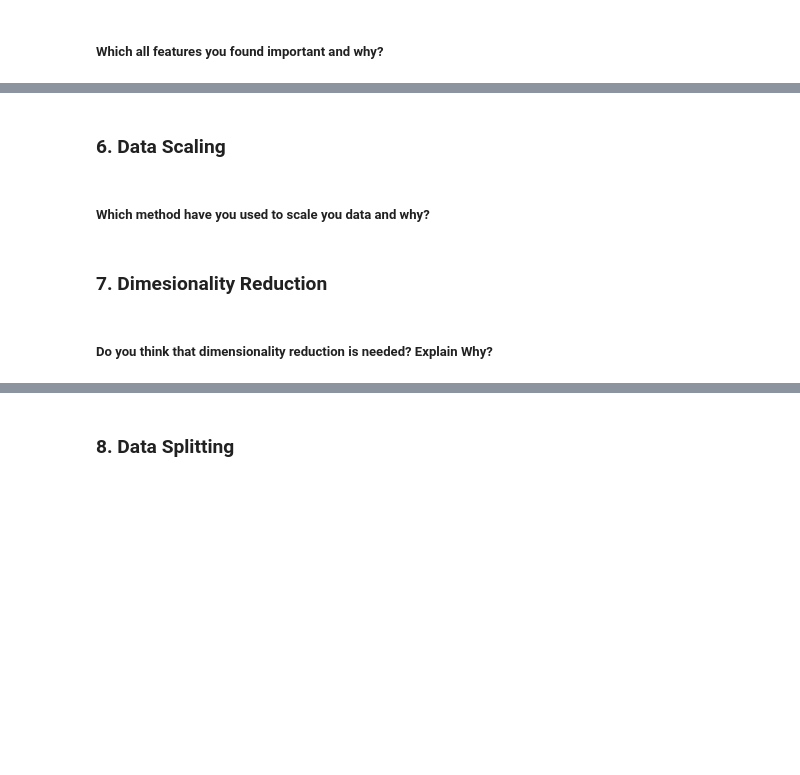
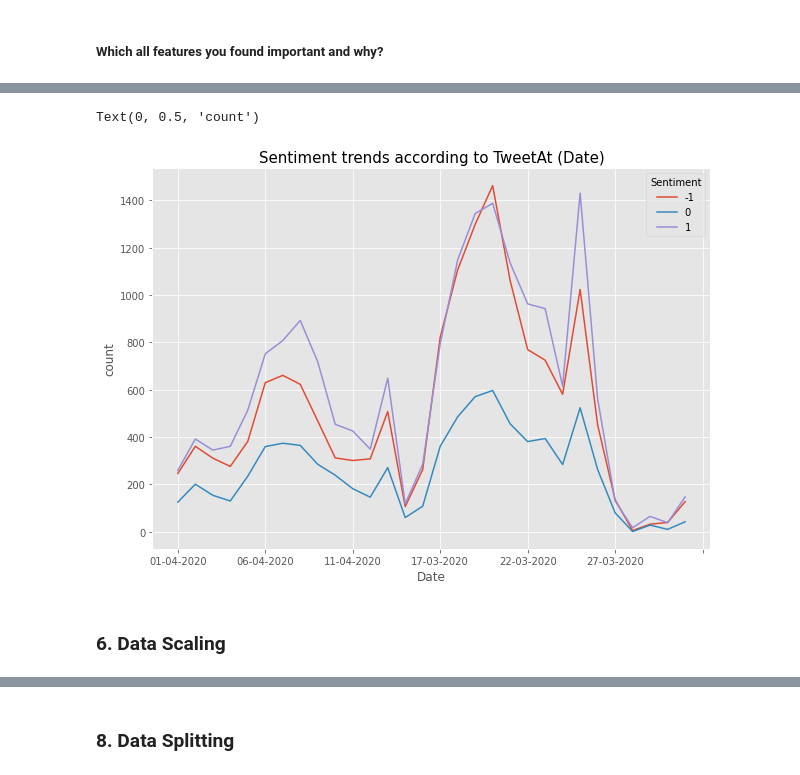
Before and after one commit to kuldeep-sngh/Covid-19-Tweet-Sentiment-Analysis, a Jupyter notebook: Covid_19_Tweet_Sentiment_Analysis.ipynb, the cells around one changed output, grey strips where cells are left out. Saved outputs shown, nothing was run; the diff lists cells and outputs as text; code cells hidden in the pictures; blank space fills up the shorter version.

```diff
--- a/Covid_19_Tweet_Sentiment_Analysis.ipynb
+++ b/Covid_19_Tweet_Sentiment_Analysis.ipynb
@@ -1002,2 +1028,12 @@ Answer Here.
+# %%
+# Plting Line chart for visualizing Sentiment trend according to TweetAt (Date)
+plt.rcParams["figure.figsize"] = (10,7)
+df.groupby(['TweetAt', 'Sentiment']).OriginalTweet.count().unstack().plot()
+plt.title('Sentiment trends according to TweetAt (Date)', fontsize = 15)
+plt.xlabel('Date', fontsize = 12)
+plt.ylabel('count', fontsize = 12)
+# %% [output]
+Text(0, 0.5, 'count')
+[figure, added]
 # %% [markdown]
 ### 6. Data Scaling
@@ -1006,6 +1039,0 @@ Answer Here.
-# %% [markdown]
-##### Which method have you used to scale you data and why?
-# %% [markdown]
-### 7. Dimesionality Reduction
-# %% [markdown]
-##### Do you think that dimensionality reduction is needed? Explain Why?
```
Also changed, not shown: parts of 35 cells of this notebook.
